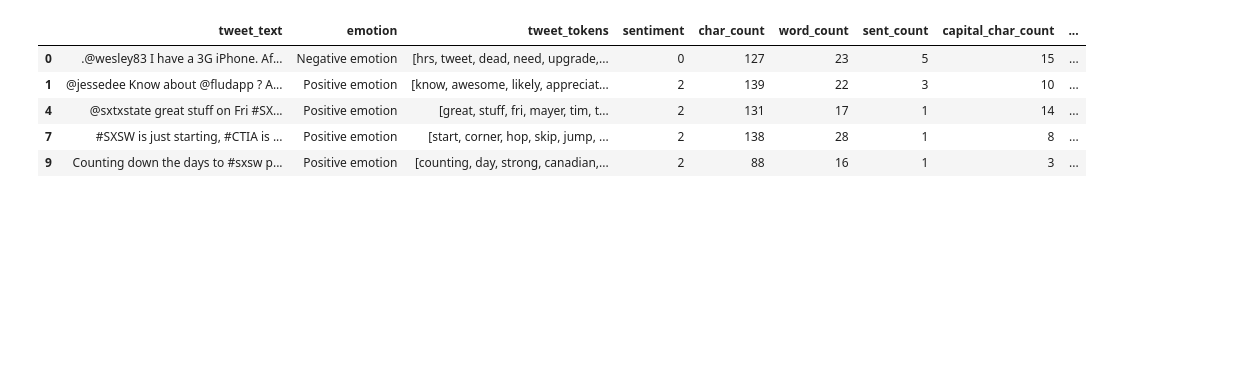
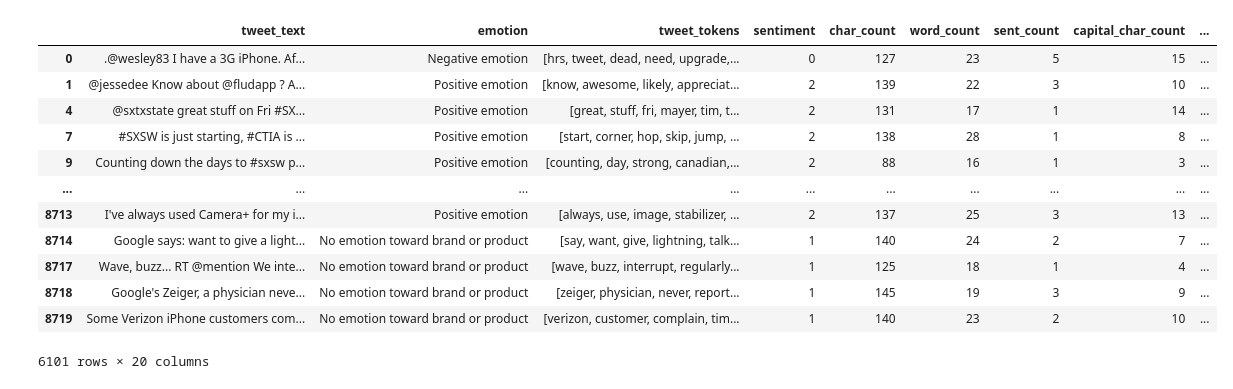
Before and after one commit to markjh2323/phase_4_project, a Jupyter notebook: crowdflower-brands-and-product-emotions/project_work/experimenting.ipynb, the cells around one changed output. Saved outputs shown, nothing was run; the diff lists cells and outputs as text; code cells hidden in the pictures; blank space fills up the shorter version.

```diff
--- a/crowdflower-brands-and-product-emotions/project_work/experimenting.ipynb
+++ b/crowdflower-brands-and-product-emotions/project_work/experimenting.ipynb
@@ -6,14 +7,21 @@ from sklearn.feature_extraction.text import TfidfVectorizer
 # %%
 df = pd.read_pickle('df.pkl')
 # %%
-df.head()
+df
 # %% [output]
 |  | tweet_text | emotion | tweet_tokens | sentiment | char_count | word_count | sent_count | capital_char_count | ... |
 | 0 | .@wesley83 I have a 3G iPhone. Af... | Negative emotion | [hrs, tweet, dead, need, upgrade,... | 0 | 127 | 23 | 5 | 15 | ... |
 | 1 | @jessedee Know about @fludapp ? A... | Positive emotion | [know, awesome, likely, appreciat... | 2 | 139 | 22 | 3 | 10 | ... |
 | 4 | @sxtxstate great stuff on Fri #SX... | Positive emotion | [great, stuff, fri, mayer, tim, t... | 2 | 131 | 17 | 1 | 14 | ... |
 | 7 | #SXSW is just starting, #CTIA is ... | Positive emotion | [start, corner, hop, skip, jump, ... | 2 | 138 | 28 | 1 | 8 | ... |
 | 9 | Counting down the days to #sxsw p... | Positive emotion | [counting, day, strong, canadian,... | 2 | 88 | 16 | 1 | 3 | ... |
+| ... | ... | ... | ... | ... | ... | ... | ... | ... | ... |
+| 8713 | I've always used Camera+ for my i... | Positive emotion | [always, use, image, stabilizer, ... | 2 | 137 | 25 | 3 | 13 | ... |
+| 8714 | Google says: want to give a light... | No emotion toward brand or product | [say, want, give, lightning, talk... | 1 | 140 | 24 | 2 | 7 | ... |
+| 8717 | Wave, buzz... RT @mention We inte... | No emotion toward brand or product | [wave, buzz, interrupt, regularly... | 1 | 125 | 18 | 1 | 4 | ... |
+| 8718 | Google's Zeiger, a physician neve... | No emotion toward brand or product | [zeiger, physician, never, report... | 1 | 145 | 19 | 3 | 9 | ... |
+| 8719 | Some Verizon iPhone customers com... | No emotion toward brand or product | [verizon, customer, complain, tim... | 1 | 140 | 23 | 2 | 10 | ... |
+6101 rows × 20 columns
 # %%
 X = df.drop(columns = ['emotion', 'sentiment', 'tweet_text', 'tweet_tokens'])
 y = df['sentiment']
```
Also changed, not shown: parts of 7 cells of this notebook, 1 other file.
